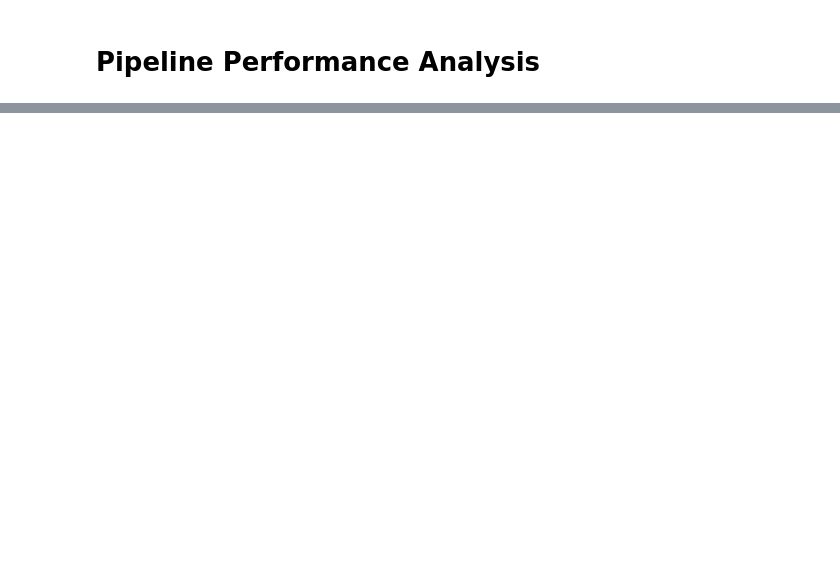
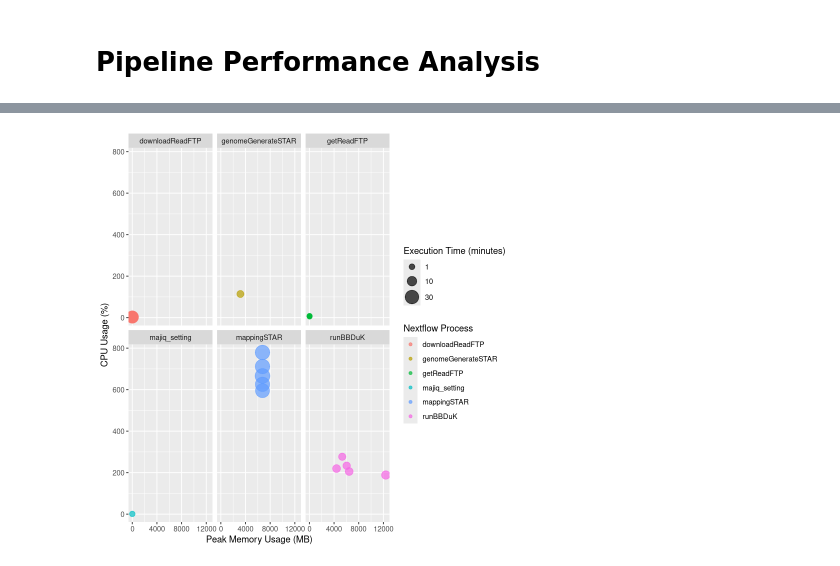
Before and after one commit to labbces/SpliceScape, a Jupyter notebook: performance_analysis/performance_analysis.ipynb, the cells around one changed output, grey strips where cells are left out. Drawn from its saved outputs; the diff is of its cells as text; code cells hidden in the pictures; blank space fills up the shorter version.

```diff
--- a/performance_analysis/performance_analysis.ipynb
+++ b/performance_analysis/performance_analysis.ipynb
@@ -776,0 +373,5 @@ ggplot(trace_data_filtered) +
+# %%
+resources_plot +
+  facet_wrap(~ process)
+# %% [output]
+[figure, added]
```
Also changed, not shown: parts of 54 cells of this notebook.
